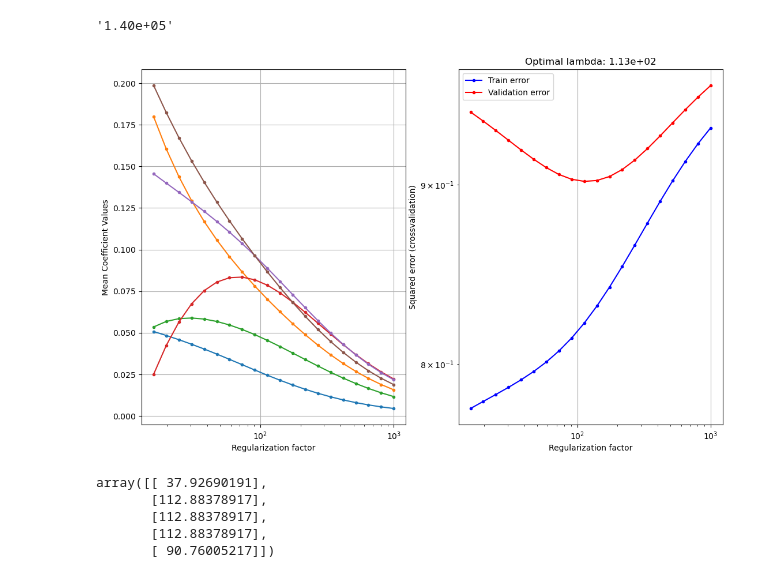
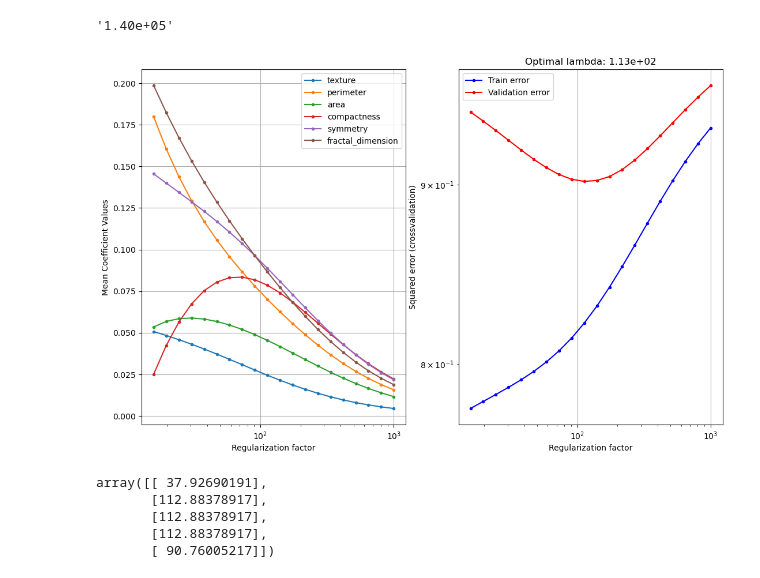
Before and after one commit to DaSquire/Intro_To_ML, a Jupyter notebook: Project2/regression.ipynb, the cells around one changed output. Drawn from its saved outputs; the diff is of its cells as text; code cells hidden in the pictures.

Commit message:
Added legend to weights' graph

```diff
--- a/Project2/regression.ipynb
+++ b/Project2/regression.ipynb
@@ -117,35 +117,35 @@ for train_index, test_index in CV.split(X,y):
     model.fit(X_train, y_train)
     Error_train[k] = np.square(y_train-model.predict(X_train)).sum()/y_train.shape[0]
     Error_test[k] = np.square(y_test-model.predict(X_test)).sum()/y_test.shape[0]
 
     # Display the results for the last cross-validation fold
     if k == K-1:
         figure(k, figsize=(13,8))
         subplot(1,2,1)
         semilogx(lambdas,mean_w_vs_lambda.T[:,1:],'.-') # Don't plot the bias term
         xlabel('Regularization factor')
         ylabel('Mean Coefficient Values')
         grid()
         # You can choose to display the legend, but it's omitted for a cleaner
         # plot, since there are many attributes
-        #legend(attributeNames[1:], loc='best')
+        legend(continuous_cols[1:], loc='best')
 
         subplot(1,2,2)
         title('Optimal lambda: {0}'.format(np.format_float_scientific(opt_lambda, precision=2)))
         loglog(lambdas,train_err_vs_lambda.T,'b.-',lambdas,test_err_vs_lambda.T,'r.-')
         xlabel('Regularization factor')
         ylabel('Squared error (crossvalidation)')
         legend(['Train error','Validation error'])
         grid()
 
     # To inspect the used indices, use these print statements
     #print('Cross validation fold {0}/{1}:'.format(k+1,K))
     #print('Train indices: {0}'.format(train_index))
     #print('Test indices: {0}\n'.format(test_index))
 
     k+=1
 # %% [output]
-[figure, old version]
+[figure, new version]
 # %%
 opt_lambdas
 # %% [output]
```
